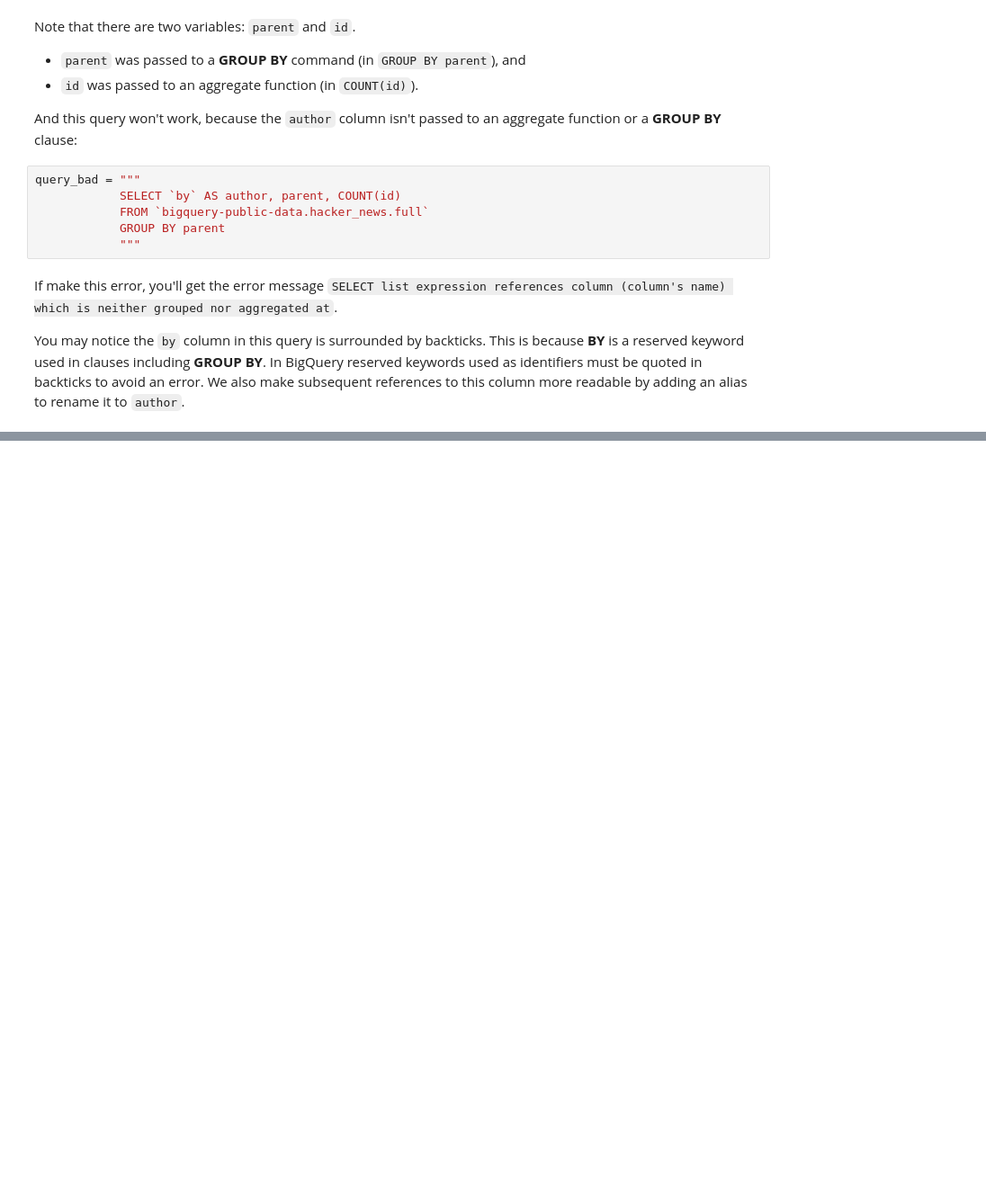
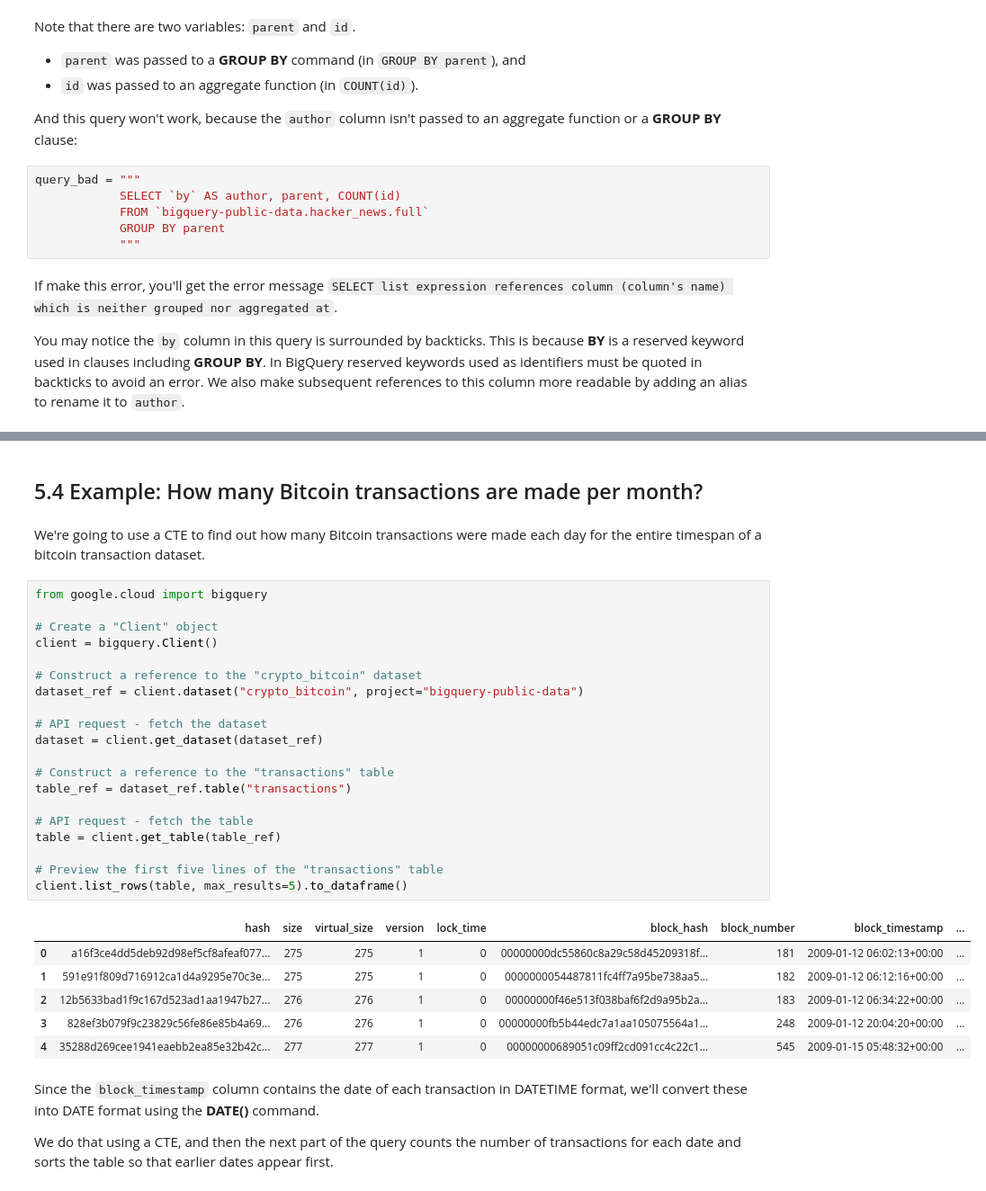
Before and after one commit to c1amilo/ml_course, a Jupyter notebook: sql.ipynb, the cells around one changed output, grey strips where cells are left out. Shown: that part at 90% size. Drawn from its saved outputs; the diff is of its cells as text; blank space fills up the shorter version.

```diff
--- a/sql.ipynb
+++ b/sql.ipynb
@@ -473,0 +659,35 @@ You may notice the ``by`` column in this query is surrounded by backticks. This
+# %% [markdown]
+## 5.4 Example: How many Bitcoin transactions are made per month?
+# %% [markdown]
+We're going to use a CTE to find out how many Bitcoin transactions were made each day for the entire timespan of a bitcoin transaction dataset.
+# %%
+from google.cloud import bigquery
+
+# Create a "Client" object
+client = bigquery.Client()
+
+# Construct a reference to the "crypto_bitcoin" dataset
+dataset_ref = client.dataset("crypto_bitcoin", project="bigquery-public-data")
+
+# API request - fetch the dataset
+dataset = client.get_dataset(dataset_ref)
+
+# Construct a reference to the "transactions" table
+table_ref = dataset_ref.table("transactions")
+
+# API request - fetch the table
+table = client.get_table(table_ref)
+
+# Preview the first five lines of the "transactions" table
+client.list_rows(table, max_results=5).to_dataframe()
+# %% [output]
+|  | hash | size | virtual_size | version | lock_time | block_hash | block_number | block_timestamp | ... |
+| 0 | a16f3ce4dd5deb92d98ef5cf8afeaf077... | 275 | 275 | 1 | 0 | 00000000dc55860c8a29c58d45209318f... | 181 | 2009-01-12 06:02:13+00:00 | ... |
+| 1 | 591e91f809d716912ca1d4a9295e70c3e... | 275 | 275 | 1 | 0 | 0000000054487811fc4ff7a95be738aa5... | 182 | 2009-01-12 06:12:16+00:00 | ... |
+| 2 | 12b5633bad1f9c167d523ad1aa1947b27... | 276 | 276 | 1 | 0 | 00000000f46e513f038baf6f2d9a95b2a... | 183 | 2009-01-12 06:34:22+00:00 | ... |
+| 3 | 828ef3b079f9c23829c56fe86e85b4a69... | 276 | 276 | 1 | 0 | 00000000fb5b44edc7a1aa105075564a1... | 248 | 2009-01-12 20:04:20+00:00 | ... |
+| 4 | 35288d269cee1941eaebb2ea85e32b42c... | 277 | 277 | 1 | 0 | 00000000689051c09ff2cd091cc4c22c1... | 545 | 2009-01-15 05:48:32+00:00 | ... |
+# %% [markdown]
+Since the `block_timestamp` column contains the date of each transaction in DATETIME format, we'll convert these into DATE format using the **DATE()** command.
+
+We do that using a CTE, and then the next part of the query counts the number of transactions for each date and sorts the table so that earlier dates appear first.
```
Also changed, not shown: parts of 71 cells of this notebook, 20 other files.
